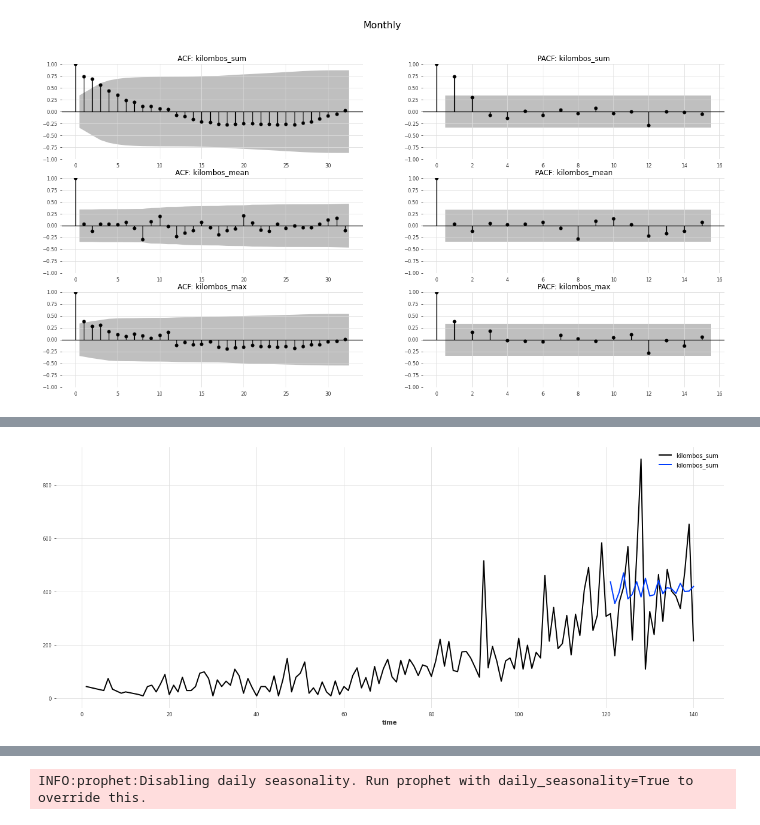
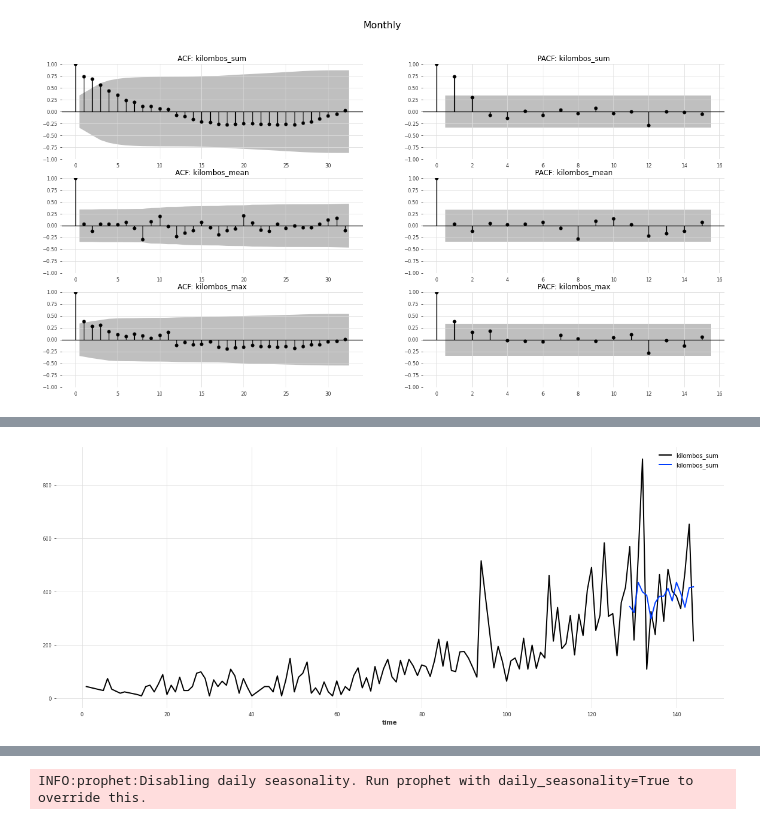
Before and after one commit to Japsz/DesafioLatam, a Jupyter notebook: Prueba Final/prueba.ipynb, the cells around one changed output, grey strips where cells are left out. Cells and saved outputs as stored; diff of their text form; code cells hidden in the pictures.

```diff
--- a/Prueba Final/prueba.ipynb
+++ b/Prueba Final/prueba.ipynb
@@ -59,5 +64,0 @@ cranberriesDf = cranberriesDf[cranberriesDf['kilombos'] > 0]
-# %%
-# Formateamos la fecha
-cranberriesDf['ds'] = cranberriesDf['fecha'].apply(lambda date: pd.to_datetime(date, format='%d-%b-%y')).sort_values(ascending=True)
-cranberriesDf['ds-monthYear'] = cranberriesDf['ds'].dt.strftime('%Y-%m')
-cranberriesDf['ds-weekYear'] = cranberriesDf['ds'].dt.strftime('%Y-%U')
@@ -84,3 +65,8 @@ DatetimeIndex(['2019-04-02', '2019-04-05', '2019-04-30', '2019-05-02',
+# %%
+# Generamos
+groupedDaily = getGroupedData(cranberriesDf, 'ds')
+groupedMonthly = getGroupedData(cranberriesDf, 'ds-monthYear')
+groupedWeekly = getGroupedData(cranberriesDf, 'ds-weekYear')
 # %%
 def plot_grouped(grouped, title, ax, cols=['kilombos_sum', 'kilombos_max', 'kilombos_min', 'kilombos_mean', 'kilombos_median']):
     for col in cols:
@@ -180,0 +164,6 @@ from darts.models.forecasting.arima import ARIMA
+# %%
+import math
+def getSeparationIndex(df, frac=0.8):
+    separationIndex = math.floor(len(df.index) * frac)
+    print(f'Separation index: {df.index[separationIndex]}')
+    return df.index[separationIndex]
@@ -181,7 +193,6 @@ from darts.models.forecasting.arima import ARIMA
 # %%
 # Creamos una instancia de TimeSeries
-series = TimeSeries.from_dataframe(intWeekly, None, value_cols=['kilombos_sum', 'kilombos_mean', 'kilombos_max'], freq='W')
-# La graficamos
-plt.figure(figsize=(20, 8))
-series.plot()
+series = TimeSeries.from_dataframe(intWeekly, None, value_cols=['kilombos_sum', 'kilombos_mean', 'kilombos_max', 'kilombos_median'], freq='W')
+# Separamos los datos en train y test
+train, test = series.split_before(getSeparationIndex(intWeekly))
 # %% [output]
@@ -197,13 +200,13 @@ train, test = series.split_before(getSeparationIndex(intWeekly))
 # %%
 # Creamos una instancia de ARIMA
-arima = ARIMA()
+arima = ARIMA(p=8, d=1, q=2, seasonal_order=(1, 1, 1, 52))
 # Ajustamos el modelo
 arima.fit(train['kilombos_sum'])
 # Predecimos
 predictions = arima.predict(len(test))
 # Graficamos
 plt.figure(figsize=(20, 8))
 series['kilombos_sum'].plot()
 predictions.plot()
 # %% [output]
-[figure, old version]
+[figure, new version]
```
Also changed, not shown: parts of 40 cells of this notebook, 3 other files.
